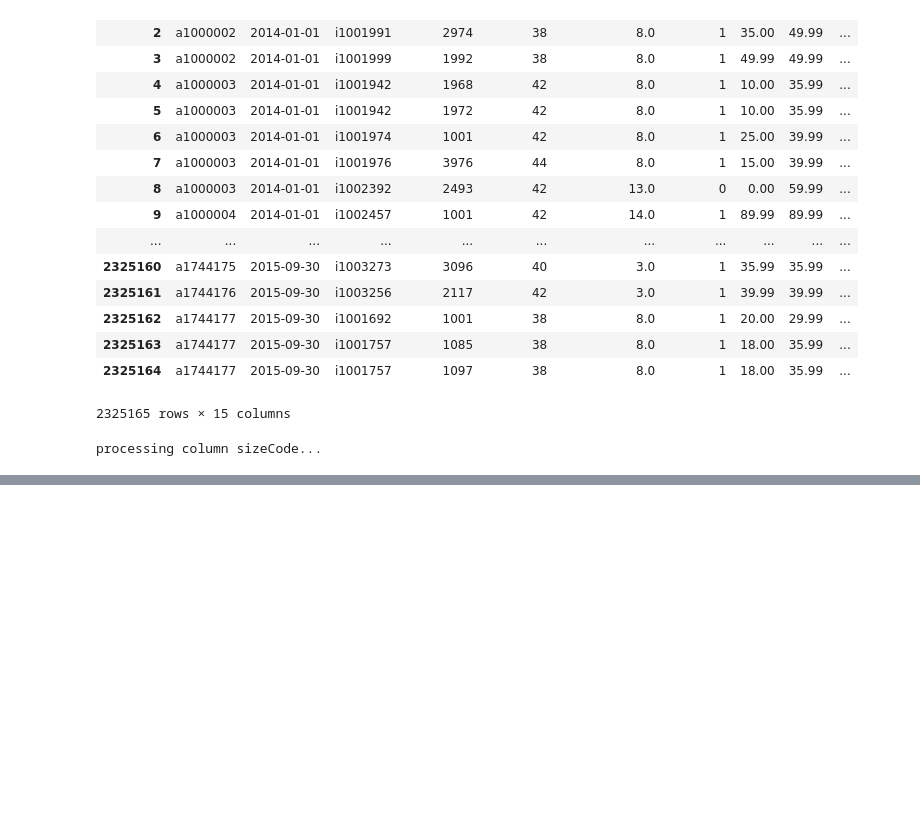
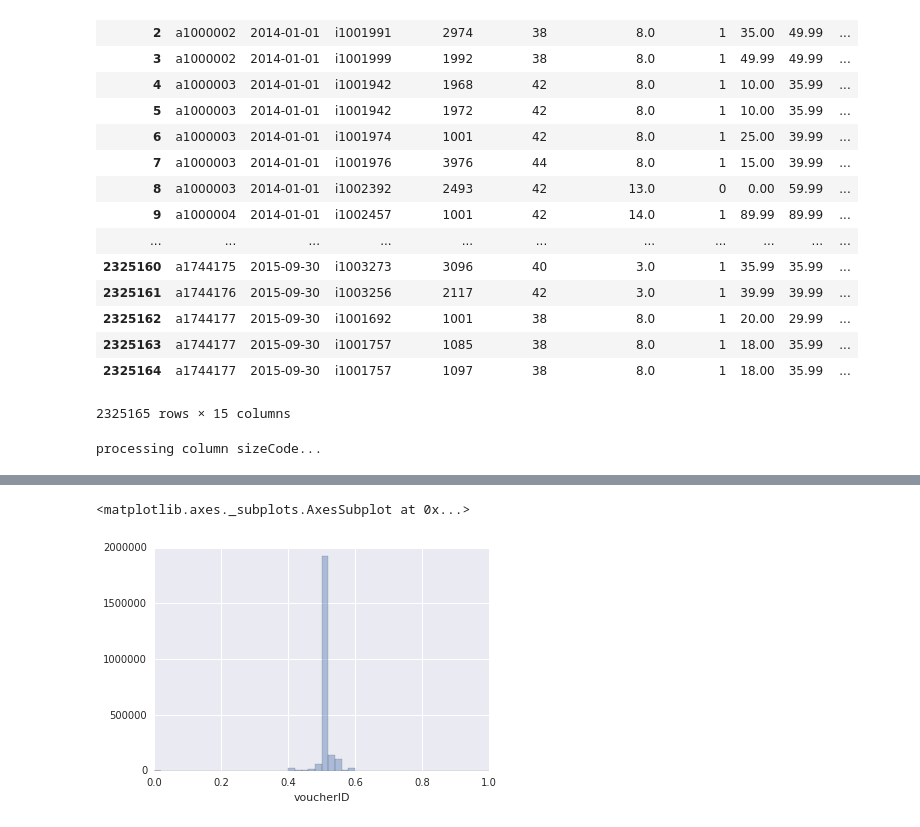
Before and after one commit to Gliganu/DMC_Fashion_2016, a Jupyter notebook: notebooks/VisuCondProbability.ipynb, the cells around one changed output, grey strips where cells are left out. Cells and saved outputs as stored; diff of their text form; code cells hidden in the pictures; blank space fills up the shorter version.

```diff
--- a/notebooks/VisuCondProbability.ipynb
+++ b/notebooks/VisuCondProbability.ipynb
@@ -42,0 +53,8 @@ data_prob = DatasetManipulator.clusterRetQtyGTOne(data_prob)
+# %%
+from collections import defaultdict
+import math
+
+mask = defaultdict(lambda : False, productGroup=True)
+
+data_prob = data_prob[data_prob['productGroup'].apply(lambda x: not math.isnan(x))].copy()
+data_prob, global_map = DatasetManipulator.mapFeaturesToCondProbs(data_prob, mask)
@@ -42,0 +63,6 @@ data_prob = DatasetManipulator.clusterRetQtyGTOne(data_prob)
+# %%
+from collections import defaultdict
+
+mask = defaultdict(lambda : False, articleID=True)
+
+data_prob, global_map = DatasetManipulator.mapFeaturesToCondProbs(data_prob, mask)
@@ -42,0 +71,5 @@ data_prob = DatasetManipulator.clusterRetQtyGTOne(data_prob)
+# %%
+from collections import defaultdict
+mask = defaultdict(lambda : False, colorCode=True)
+
+data_prob, global_map = DatasetManipulator.mapFeaturesToCondProbs(data_prob, mask)
@@ -42,0 +78,6 @@ data_prob = DatasetManipulator.clusterRetQtyGTOne(data_prob)
+# %%
+from collections import defaultdict
+mask = defaultdict(lambda : False, voucherID=True)
+
+data_prob, global_map = DatasetManipulator.mapFeaturesToCondProbs(data_prob, mask)
+data_prob = data_prob.dropna()
@@ -65,0 +109,8 @@ data_prob['returnQuantity'].unique()
+# %%
+%matplotlib inline
+import seaborn as sns
+
+sns.distplot(data_prob['voucherID'], kde=False)
+# %% [output]
+<matplotlib.axes._subplots.AxesSubplot at 0x...>
+[figure, added]
```
Also changed, not shown: parts of 22 cells of this notebook.
